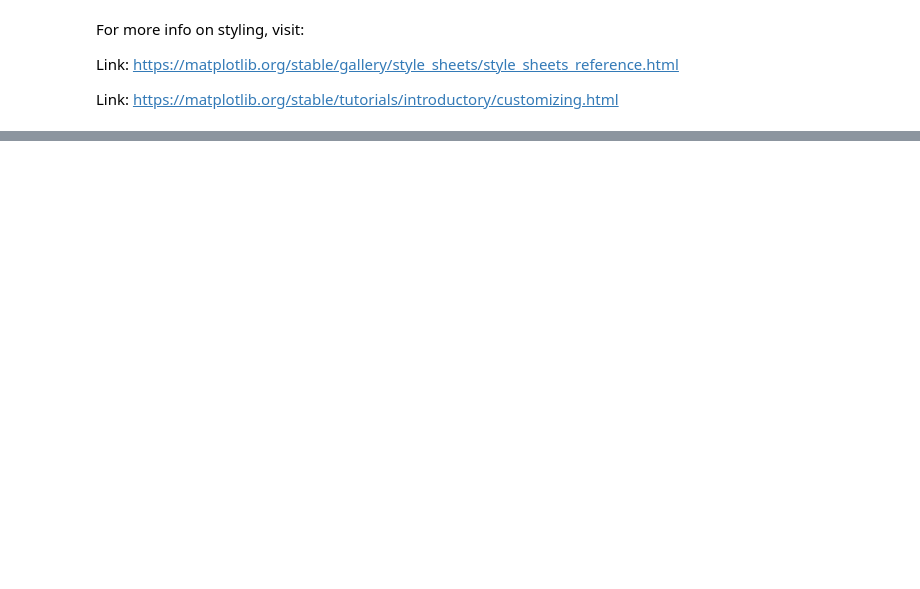
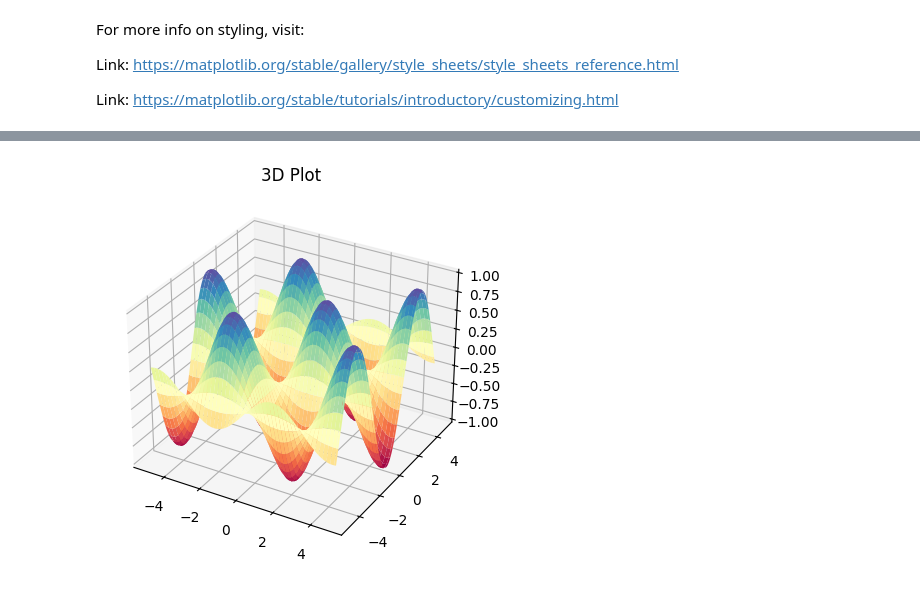
Before and after one commit to rennaMAhcuS/Advanced-Python, a Jupyter notebook: Basics/Matplotlib/Matplotlib.ipynb, the cells around one changed output, grey strips where cells are left out. Cells and saved outputs as stored; diff of their text form; code cells hidden in the pictures; blank space fills up the shorter version.

```diff
--- a/Basics/Matplotlib/Matplotlib.ipynb
+++ b/Basics/Matplotlib/Matplotlib.ipynb
@@ -246,0 +263,14 @@ plt.savefig('FourPlots.png', dpi=360, transparent=False)
+# %%
+ax_sur = plt.axes(projection="3d")
+
+x = np.arange(-5, 5, 0.1)
+y = np.arange(-5, 5, 0.1)
+
+X, Y = np.meshgrid(x, y)
+Z = np.sin(X) * np.cos(Y)
+
+ax_sur.plot_surface(X, Y, Z, cmap="Spectral")
+ax_sur.set_title("3D Plot")
+plt.show()
+# %% [output]
+[figure, added]
```
Also changed, not shown: parts of 11 cells of this notebook, 1 other file.
